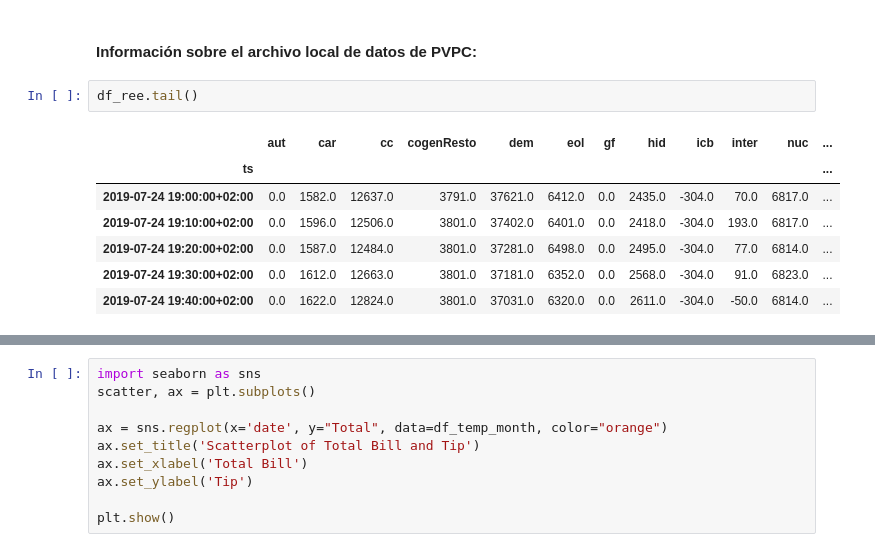
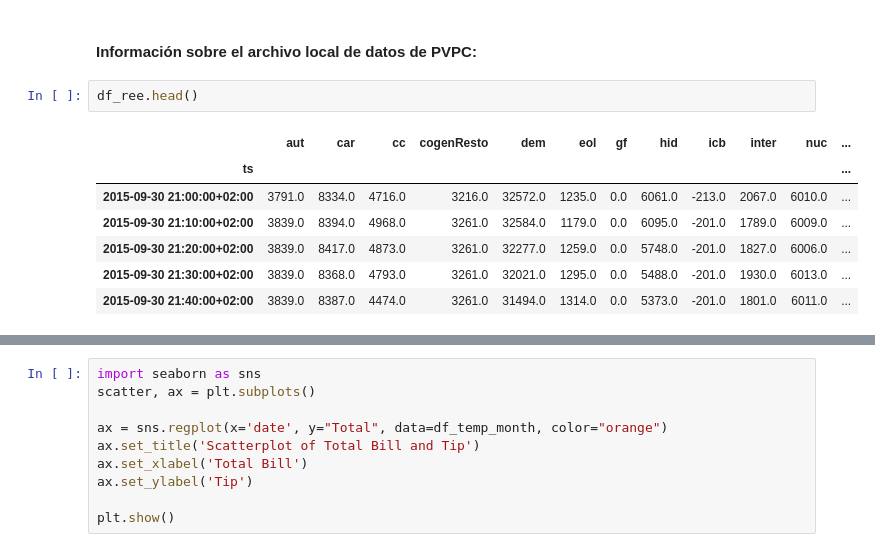
Before and after one commit to davidcerezal/energy-price-predictor, a Jupyter notebook: data_imports/REE.ipynb, the cells around one changed output, grey strips where cells are left out. Drawn from its saved outputs; the diff is of its cells as text.

```diff
--- a/data_imports/REE.ipynb
+++ b/data_imports/REE.ipynb
@@ -76,15 +55,15 @@ ERROR:root:2º Exception no reconocida: <class 'requests.exceptions.ReadTimeout'
 # %% [markdown]
 #### Información sobre el archivo local de datos de PVPC:
 # %%
-df_ree.tail()
+df_ree.head()
 # %% [output]
 |  | aut | car | cc | cogenResto | dem | eol | gf | hid | icb | inter | nuc | ... |
 | ts |  |  |  |  |  |  |  |  |  |  |  | ... |
-| 2019-07-24 19:00:00+02:00 | 0.0 | 1582.0 | 12637.0 | 3791.0 | 37621.0 | 6412.0 | 0.0 | 2435.0 | -304.0 | 70.0 | 6817.0 | ... |
-| 2019-07-24 19:10:00+02:00 | 0.0 | 1596.0 | 12506.0 | 3801.0 | 37402.0 | 6401.0 | 0.0 | 2418.0 | -304.0 | 193.0 | 6817.0 | ... |
-| 2019-07-24 19:20:00+02:00 | 0.0 | 1587.0 | 12484.0 | 3801.0 | 37281.0 | 6498.0 | 0.0 | 2495.0 | -304.0 | 77.0 | 6814.0 | ... |
-| 2019-07-24 19:30:00+02:00 | 0.0 | 1612.0 | 12663.0 | 3801.0 | 37181.0 | 6352.0 | 0.0 | 2568.0 | -304.0 | 91.0 | 6823.0 | ... |
-| 2019-07-24 19:40:00+02:00 | 0.0 | 1622.0 | 12824.0 | 3801.0 | 37031.0 | 6320.0 | 0.0 | 2611.0 | -304.0 | -50.0 | 6814.0 | ... |
+| 2015-09-30 21:00:00+02:00 | 3791.0 | 8334.0 | 4716.0 | 3216.0 | 32572.0 | 1235.0 | 0.0 | 6061.0 | -213.0 | 2067.0 | 6010.0 | ... |
+| 2015-09-30 21:10:00+02:00 | 3839.0 | 8394.0 | 4968.0 | 3261.0 | 32584.0 | 1179.0 | 0.0 | 6095.0 | -201.0 | 1789.0 | 6009.0 | ... |
+| 2015-09-30 21:20:00+02:00 | 3839.0 | 8417.0 | 4873.0 | 3261.0 | 32277.0 | 1259.0 | 0.0 | 5748.0 | -201.0 | 1827.0 | 6006.0 | ... |
+| 2015-09-30 21:30:00+02:00 | 3839.0 | 8368.0 | 4793.0 | 3261.0 | 32021.0 | 1295.0 | 0.0 | 5488.0 | -201.0 | 1930.0 | 6013.0 | ... |
+| 2015-09-30 21:40:00+02:00 | 3839.0 | 8387.0 | 4474.0 | 3261.0 | 31494.0 | 1314.0 | 0.0 | 5373.0 | -201.0 | 1801.0 | 6011.0 | ... |
 # %%
 df_temp = df_ree
 print(df_ree.shape)
```
Also changed, not shown: parts of 7 cells of this notebook, 6 other files.
